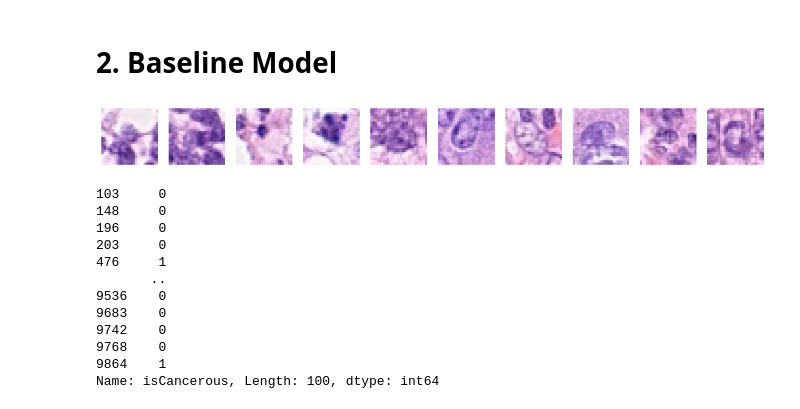
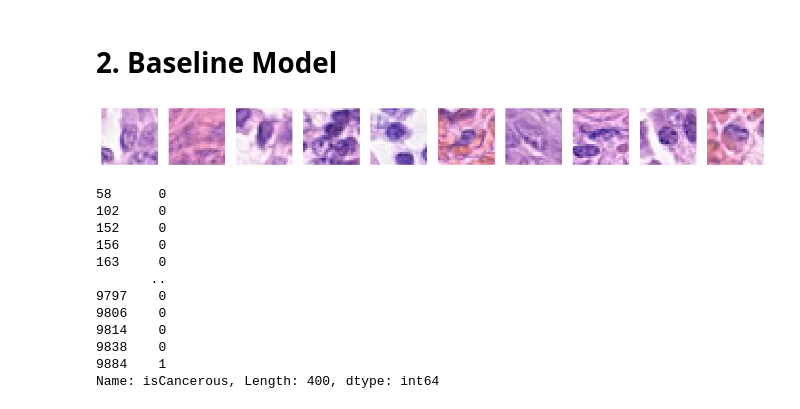
Before and after one commit to AmiruC/Machine-Learning-Cancer-Classification-Model, a Jupyter notebook: notebooks/notebook.ipynb, the cells around one changed output. Drawn from its saved outputs; the diff is of its cells as text; code cells hidden in the pictures.

```diff
--- a/notebooks/notebook.ipynb
+++ b/notebooks/notebook.ipynb
@@ -32,31 +32,35 @@ dataset_mainData.head()
 # %%
 # Pull some random ass images
 
 from PIL import Image
+from numpy.random import default_rng
 
-imageCount = 100
+imageCount = 400
+# np.random_choice uses replacement while default_rng doesnt so the example batch gives no errors
+rng = default_rng()
 
-randomImages = dataset_mainData.loc[np.random.choice(dataset_mainData.shape[0], imageCount), 'ImageName']
+randomImages = dataset_mainData.loc[rng.choice(dataset_mainData.shape[0], size=imageCount, replace=False), 'ImageName']
+# randomImages = dataset_mainData['ImageName']
 fileLocation = './data/patch_images/'
 images = []
 
 for imageFilename in randomImages:
     # Import image as an 3d array where the first two dimensions are the pixels, 27 by 27 resolution images
     # and then the third dimension contains rgb values of each pixel (so each pixel has an array of length 3 with the colour info)
     # Therefore, images is a list of 3 dimensional arrays
     imageArray = np.asarray(Image.open(fileLocation + imageFilename))
     images.append(imageArray)
 
 # Show first ten images i guess
 plt.figure(figsize=(16,4))
 for i, image in enumerate(images[:10]):
     plt.subplot(1,10,i+1)
     plt.imshow(image)
     plt.axis('off')
 
 plt.show()
 # %% [output]
-[figure, old version]
+[figure, new version]
 # %%
 # Find isCancerous for all the random images we pulled and put it into a dataframe
 # basically df_Y
@@ -65,18 +69,18 @@ classOfRandomImages = dataset_mainData.loc[dataset_mainData['ImageName'].isin(ra
 classOfRandomImages = classOfRandomImages['isCancerous']
 classOfRandomImages
 # %% [output]
-103     0
-148     0
-196     0
-203     0
-476     1
+58      0
+102     0
+152     0
+156     0
+163     0
        ..
-9536    0
-9683    0
-9742    0
-9768    0
-9864    1
-Name: isCancerous, Length: 100, dtype: int64
+9797    0
+9806    0
+9814    0
+9838    0
+9884    1
+Name: isCancerous, Length: 400, dtype: int64
 # %%
 # Logistic regressor likes np.arrays
 images = np.array(images)
```
Also changed, not shown: parts of 17 cells of this notebook.
